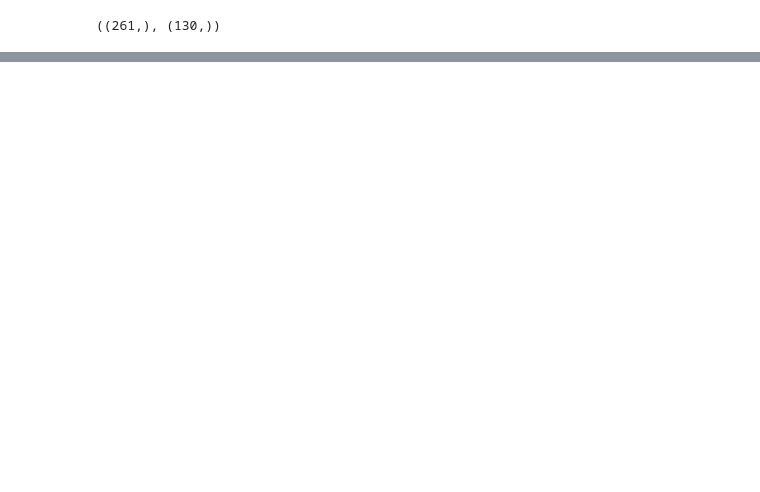
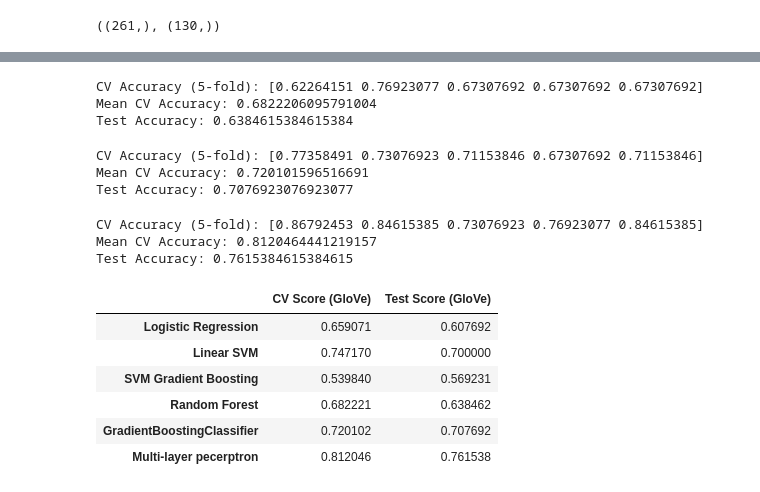
Before and after one commit to JoseMMontoro/nlp_political_speeches, a Jupyter notebook: Vectorization_and_models/neural_models.ipynb, the cells around one changed output, grey strips where cells are left out. Drawn from its saved outputs; the diff is of its cells as text; code cells hidden in the pictures; blank space fills up the shorter version.

```diff
--- a/Vectorization_and_models/neural_models.ipynb
+++ b/Vectorization_and_models/neural_models.ipynb
@@ -87,0 +125,67 @@ pd.concat([corpus_df, cluster_labels], axis=1)
+# %%
+# Random Forest
+from sklearn.ensemble import RandomForestClassifier
+rfc = RandomForestClassifier(n_estimators=10, random_state=42)
+rfc.fit(train_vectors, train_label_names)
+rfc_tfidf_cv_scores = cross_val_score(rfc, train_vectors, train_label_names, cv=5)
+rfc_tfidf_cv_mean_score = np.mean(rfc_tfidf_cv_scores)
+print('CV Accuracy (5-fold):', rfc_tfidf_cv_scores)
+print('Mean CV Accuracy:', rfc_tfidf_cv_mean_score)
+rfc_tfidf_test_score = rfc.score(test_vectors, test_label_names)
+print('Test Accuracy:', rfc_tfidf_test_score)
+# %% [output]
+CV Accuracy (5-fold): [0.62264151 0.76923077 0.67307692 0.67307692 0.67307692]
+Mean CV Accuracy: 0.6822206095791004
+Test Accuracy: 0.6384615384615384
+# %%
+# Gradient Boosting
+from sklearn.ensemble import GradientBoostingClassifier
+gbc = GradientBoostingClassifier(n_estimators=10, random_state=42)
+gbc.fit(train_vectors, train_label_names)
+gbc_tfidf_cv_scores = cross_val_score(gbc, train_vectors, train_label_names, cv=5)
+gbc_tfidf_cv_mean_score = np.mean(gbc_tfidf_cv_scores)
+print('CV Accuracy (5-fold):', gbc_tfidf_cv_scores)
+print('Mean CV Accuracy:', gbc_tfidf_cv_mean_score)
+gbc_tfidf_test_score = gbc.score(test_vectors, test_label_names)
+print('Test Accuracy:', gbc_tfidf_test_score)
+# %% [output]
+CV Accuracy (5-fold): [0.77358491 0.73076923 0.71153846 0.67307692 0.71153846]
+Mean CV Accuracy: 0.720101596516691
+Test Accuracy: 0.7076923076923077
+# %%
+# Multi-layer perceptron model with TD-IDF - from https://analyticsindiamag.com/a-beginners-guide-to-scikit-learns-mlpclassifier/
+from sklearn.neural_network import MLPClassifier
+#Initializing the MLPClassifier
+mlp = MLPClassifier(hidden_layer_sizes=(150,100,50), max_iter=300,activation = 'relu',solver='adam',random_state=1)
+mlp.fit(train_vectors, train_label_names)
+mlp_tv_scores = cross_val_score(mlp, train_vectors, train_label_names, cv=5)
+mlp_tv_mean_score = np.mean(mlp_tv_scores)
+print('CV Accuracy (5-fold):', mlp_tv_scores)
+print('Mean CV Accuracy:', np.mean(mlp_tv_scores))
+mlp_tv_test_score = mlp.score(test_vectors, test_label_names)
+print('Test Accuracy:', mlp_tv_test_score)
+# %% [output]
+CV Accuracy (5-fold): [0.86792453 0.84615385 0.73076923 0.76923077 0.84615385]
+Mean CV Accuracy: 0.8120464441219157
+Test Accuracy: 0.7615384615384615
+# %%
+results = pd.DataFrame([
+              [lr_tfidf_cv_mean_score, lr_tfidf_test_score],
+              [svm_tfidf_cv_mean_score, svm_tfidf_test_score],
+              [svmsgd_tfidf_cv_mean_score, svmsgd_tfidf_test_score],
+              [rfc_tfidf_cv_mean_score, rfc_tfidf_test_score],
+              [gbc_tfidf_cv_mean_score, gbc_tfidf_test_score],
+              [mlp_tv_mean_score, mlp_tv_test_score]],
+              columns=['CV Score (GloVe)', 'Test Score (GloVe)'], index=['Logistic Regression',
+                                    'Linear SVM', 'SVM Gradient Boosting', 'Random Forest',
+                                    'GradientBoostingClassifier', 'Multi-layer pecerptron']
+             )
+results
+# %% [output]
+|  | CV Score (GloVe) | Test Score (GloVe) |
+| Logistic Regression | 0.659071 | 0.607692 |
+| Linear SVM | 0.747170 | 0.700000 |
+| SVM Gradient Boosting | 0.539840 | 0.569231 |
+| Random Forest | 0.682221 | 0.638462 |
+| GradientBoostingClassifier | 0.720102 | 0.707692 |
+| Multi-layer pecerptron | 0.812046 | 0.761538 |
```
Also changed, not shown: parts of 25 cells of this notebook.
